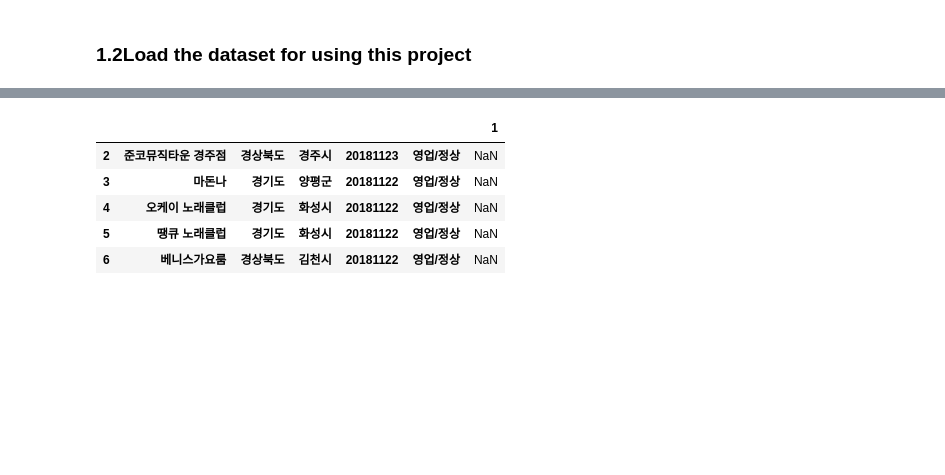
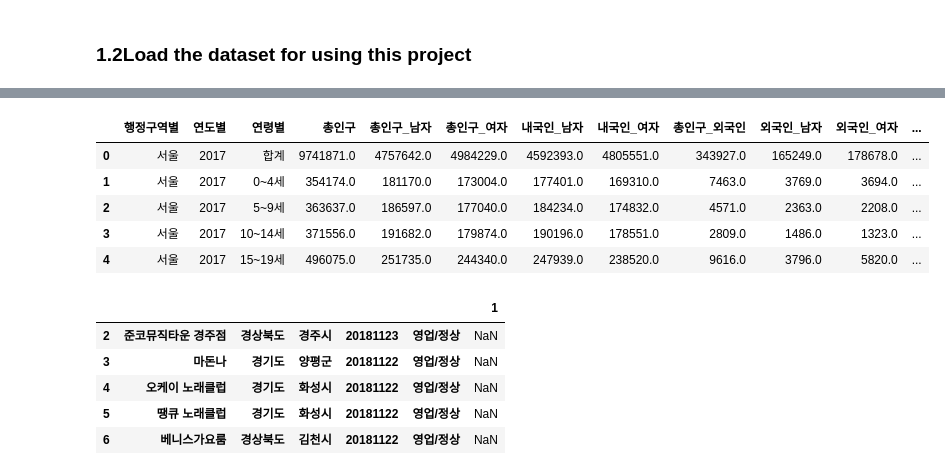
Before and after one commit to pci2676/db_pjt, a Jupyter notebook: Hell.ipynb, the cells around one changed output, grey strips where cells are left out. Drawn from its saved outputs; the diff is of its cells as text; code cells hidden in the pictures; blank space fills up the shorter version.

```diff
--- a/Hell.ipynb
+++ b/Hell.ipynb
@@ -56,3 +104,12 @@ cafe_data=pd.read_csv('./data/shop/유흥주점데이터.csv', encoding='utf-8',
+# %%
+population_data.head()
+# %% [output]
+|  | 행정구역별 | 연도별 | 연령별 | 총인구 | 총인구_남자 | 총인구_여자 | 내국인_남자 | 내국인_여자 | 총인구_외국인 | 외국인_남자 | 외국인_여자 | ... |
+| 0 | 서울 | 2017 | 합계 | 9741871.0 | 4757642.0 | 4984229.0 | 4592393.0 | 4805551.0 | 343927.0 | 165249.0 | 178678.0 | ... |
+| 1 | 서울 | 2017 | 0~4세 | 354174.0 | 181170.0 | 173004.0 | 177401.0 | 169310.0 | 7463.0 | 3769.0 | 3694.0 | ... |
+| 2 | 서울 | 2017 | 5~9세 | 363637.0 | 186597.0 | 177040.0 | 184234.0 | 174832.0 | 4571.0 | 2363.0 | 2208.0 | ... |
+| 3 | 서울 | 2017 | 10~14세 | 371556.0 | 191682.0 | 179874.0 | 190196.0 | 178551.0 | 2809.0 | 1486.0 | 1323.0 | ... |
+| 4 | 서울 | 2017 | 15~19세 | 496075.0 | 251735.0 | 244340.0 | 247939.0 | 238520.0 | 9616.0 | 3796.0 | 5820.0 | ... |
 # %%
 cafe_data.head()
 # %% [output]
```
Also changed, not shown: parts of 11 cells of this notebook, 1 other file.
